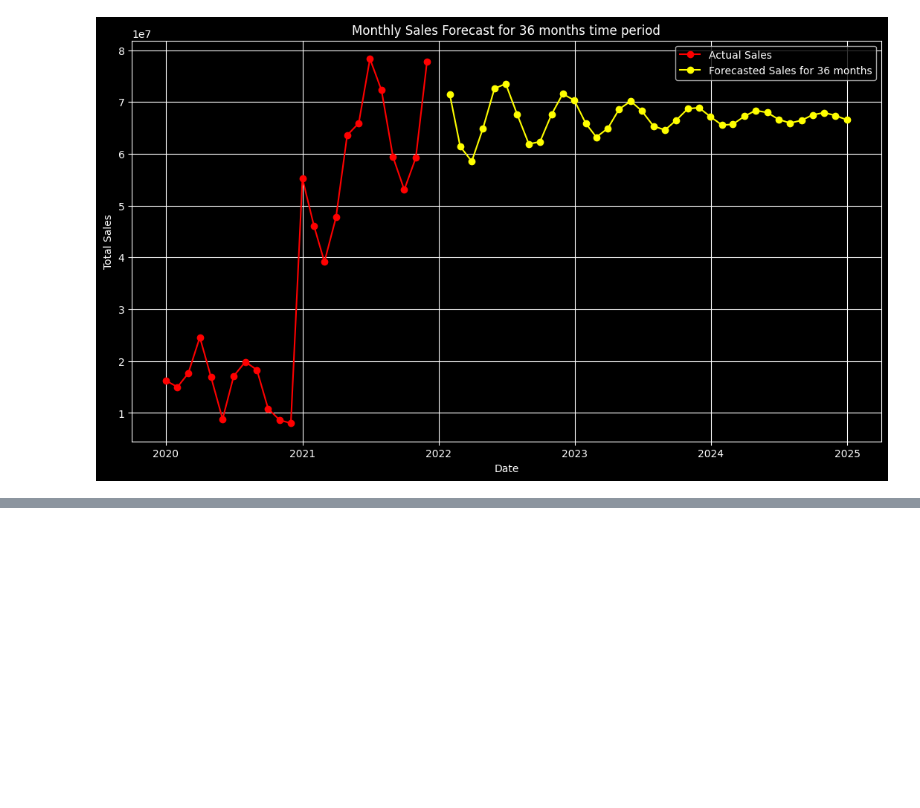
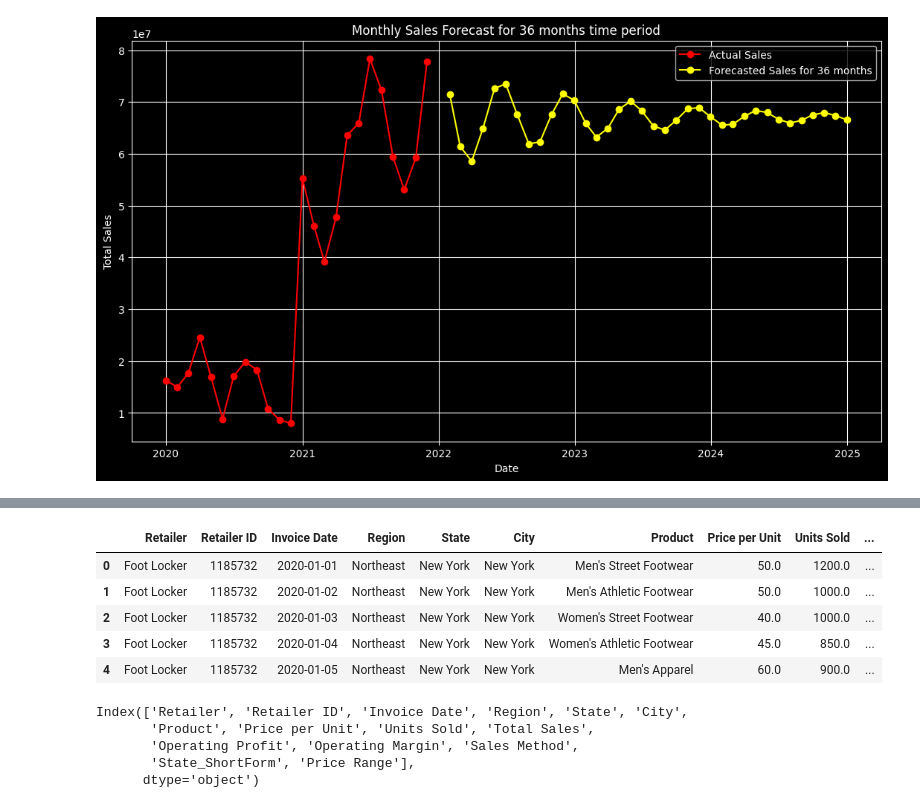
Before and after one commit to amanraghuvanshi/Adidas-Western-Zone-Sales, a Jupyter notebook: AdidasSalesAnalysis.ipynb, the cells around one changed output, grey strips where cells are left out. Cells and saved outputs as stored; diff of their text form; code cells hidden in the pictures; blank space fills up the shorter version.

```diff
--- a/AdidasSalesAnalysis.ipynb
+++ b/AdidasSalesAnalysis.ipynb
@@ -1126,0 +1131,17 @@ It's important to remember that a single visualization might not tell the whole
+# %%
+df.head()
+# %% [output]
+|  | Retailer | Retailer ID | Invoice Date | Region | State | City | Product | Price per Unit | Units Sold | ... |
+| 0 | Foot Locker | 1185732 | 2020-01-01 | Northeast | New York | New York | Men's Street Footwear | 50.0 | 1200.0 | ... |
+| 1 | Foot Locker | 1185732 | 2020-01-02 | Northeast | New York | New York | Men's Athletic Footwear | 50.0 | 1000.0 | ... |
+| 2 | Foot Locker | 1185732 | 2020-01-03 | Northeast | New York | New York | Women's Street Footwear | 40.0 | 1000.0 | ... |
+| 3 | Foot Locker | 1185732 | 2020-01-04 | Northeast | New York | New York | Women's Athletic Footwear | 45.0 | 850.0 | ... |
+| 4 | Foot Locker | 1185732 | 2020-01-05 | Northeast | New York | New York | Men's Apparel | 60.0 | 900.0 | ... |
+# %%
+df.columns
+# %% [output]
+Index(['Retailer', 'Retailer ID', 'Invoice Date', 'Region', 'State', 'City',
+       'Product', 'Price per Unit', 'Units Sold', 'Total Sales',
+       'Operating Profit', 'Operating Margin', 'Sales Method',
+       'State_ShortForm', 'Price Range'],
+      dtype='object')
```
Also changed, not shown: parts of 7 cells of this notebook.
